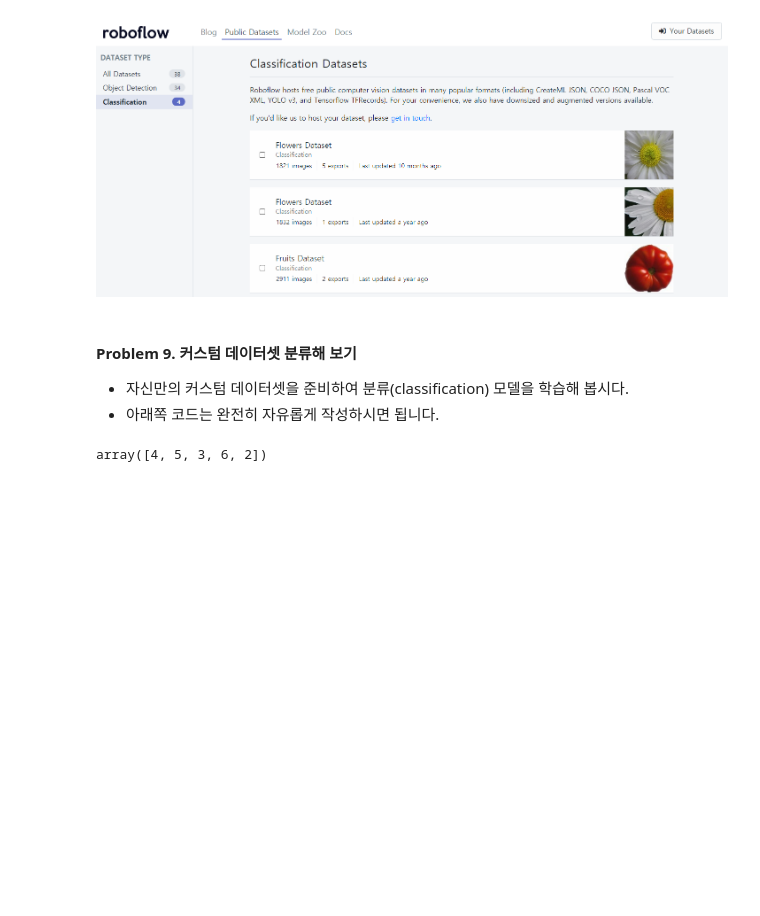
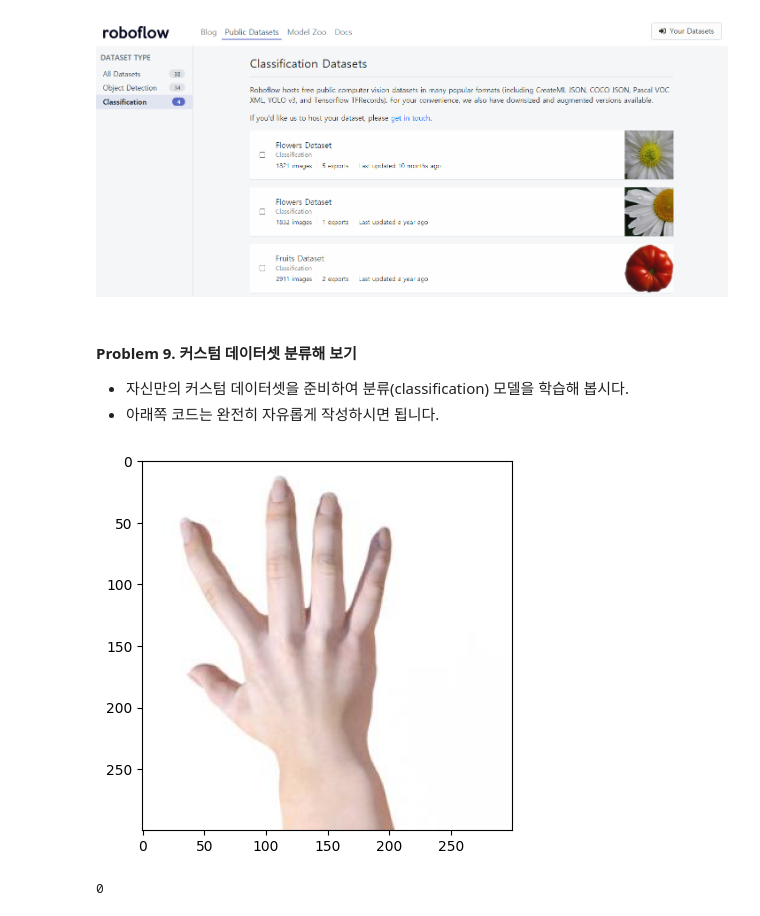
Before and after one commit to SuwonPabby/kdt_monthly2, a Jupyter notebook: 이의진/Problem_scene_image_classification.ipynb, the cells around one changed output. Cells and saved outputs as stored; diff of their text form; code cells hidden in the pictures; blank space fills up the shorter version.

Commit message:
[의진] rock scissor paper 데이터 받아오기

```diff
--- a/이의진/Problem_scene_image_classification.ipynb
+++ b/이의진/Problem_scene_image_classification.ipynb
@@ -713,14 +792,38 @@ for ax, image, label, pred in zip(axes, X_val_small[:max_cnt], y_val_small[:max_
 
 - 자신만의 커스텀 데이터셋을 준비하여 분류(classification) 모델을 학습해 봅시다.
 - 아래쪽 코드는 완전히 자유롭게 작성하시면 됩니다.
-# %%
-a = np.array([3, 4, 2, 5, 1])
-b = []
-for i in a:
-    data = i
-    data += 1
-    i = data
-    b.append(i)
-np.array(b)
-# %% [output]
-array([4, 5, 3, 6, 2])
+# %%
+import random
+folders = ["train/", "test/", "valid/"]
+classes = ["paper", "rock", "scissors"]
+class2idx = {key: idx for idx, key in enumerate(classes)}
+train_set = []
+test_set = []
+val_set = []
+dataset = [train_set, test_set, val_set]
+current_path = os.getcwd()
+data_path = os.path.join(current_path, "dataset/rock_scissor_paper/")
+
+
+def get_data():
+    random.seed(0)
+    for folder, data in zip(folders, dataset):
+        for item in classes:
+            file_path = data_path + folder + item
+            files = os.listdir(file_path)
+            for file in files:
+                img = Image.open(file_path + '/' + file)
+                img = np.asarray(img)
+                img = resize(img, (300, 300, 3))
+                data.append((img, class2idx[item]))
+        random.shuffle(data)
+
+
+get_data()
+# %%
+plt.imshow(train_set[0][0])
+plt.show()
+train_set[0][1]
+# %% [output]
+[figure, added]
+0
```
Also changed, not shown: parts of 2 cells of this notebook, 1 other file.
